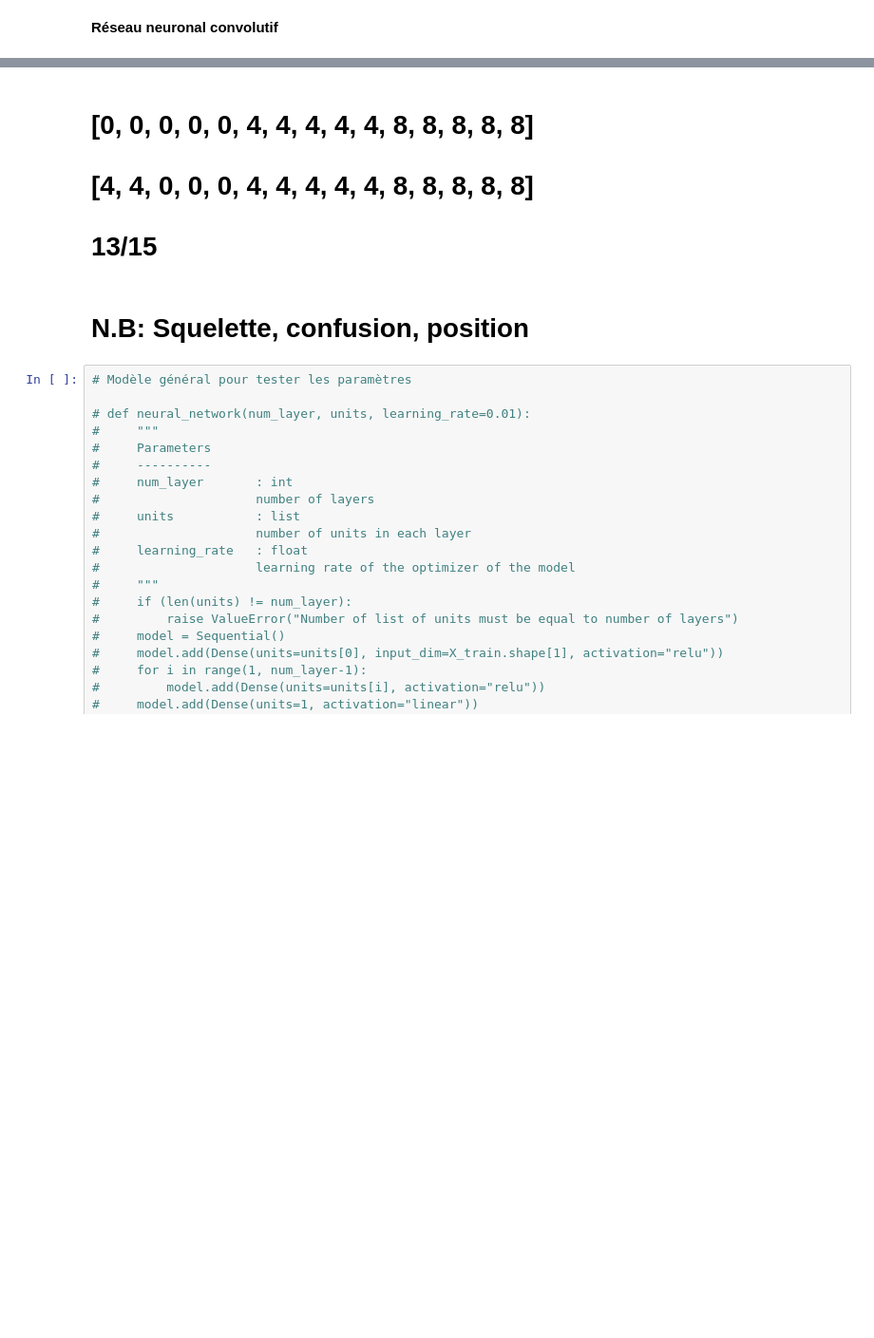
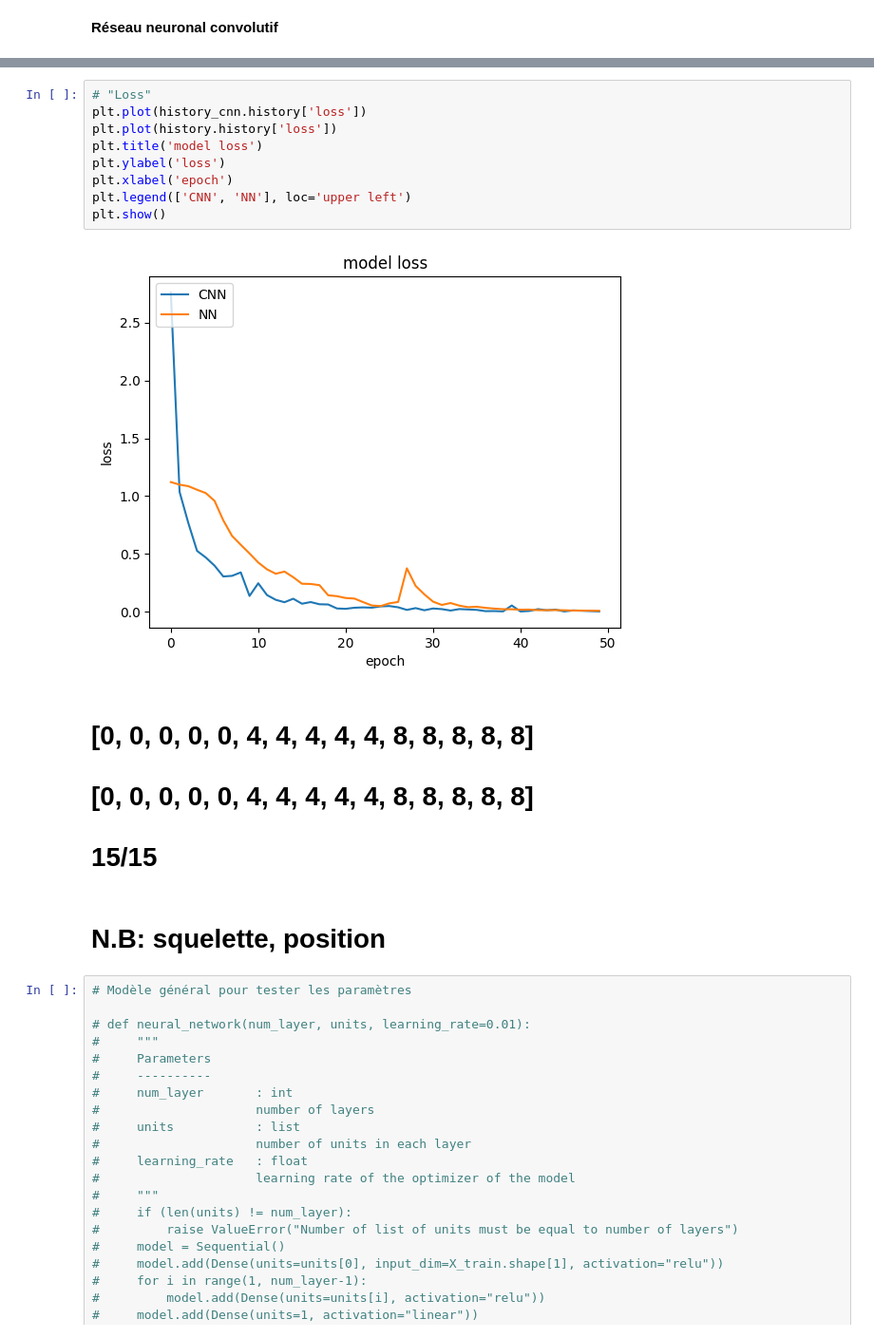
Before and after one commit to qijiaqi/TennisAction, a Jupyter notebook: TennisAction.ipynb, the cells around one changed output, grey strips where cells are left out. Shown at 95% size. Saved outputs shown, nothing was run; the diff lists cells and outputs as text; blank space fills up the shorter version.

```diff
--- a/TennisAction.ipynb
+++ b/TennisAction.ipynb
@@ -346,9 +361,20 @@ print(prediction_cnn)
+# %%
+# "Loss"
+plt.plot(history_cnn.history['loss'])
+plt.plot(history.history['loss'])
+plt.title('model loss')
+plt.ylabel('loss')
+plt.xlabel('epoch')
+plt.legend(['CNN', 'NN'], loc='upper left')
+plt.show()
+# %% [output]
+[figure, added]
 # %% [markdown]
 # [0, 0, 0, 0, 0, 4, 4, 4, 4, 4, 8, 8, 8, 8, 8]
-# [4, 4, 0, 0, 0, 4, 4, 4, 4, 4, 8, 8, 8, 8, 8]
-# 13/15
+# [0, 0, 0, 0, 0, 4, 4, 4, 4, 4, 8, 8, 8, 8, 8]
+# 15/15
 # %% [markdown]
-# N.B: Squelette, confusion, position
+# N.B: squelette, position
 # %%
 # Modèle général pour tester les paramètres
 
```
Also changed, not shown: parts of 9 cells of this notebook.
